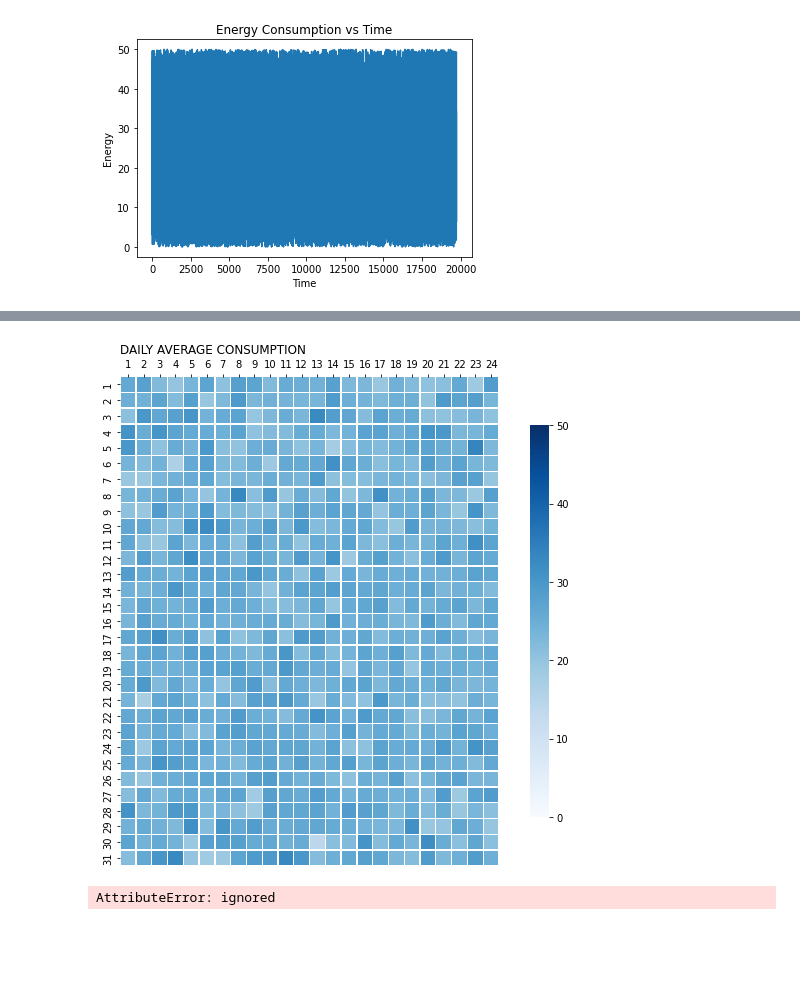
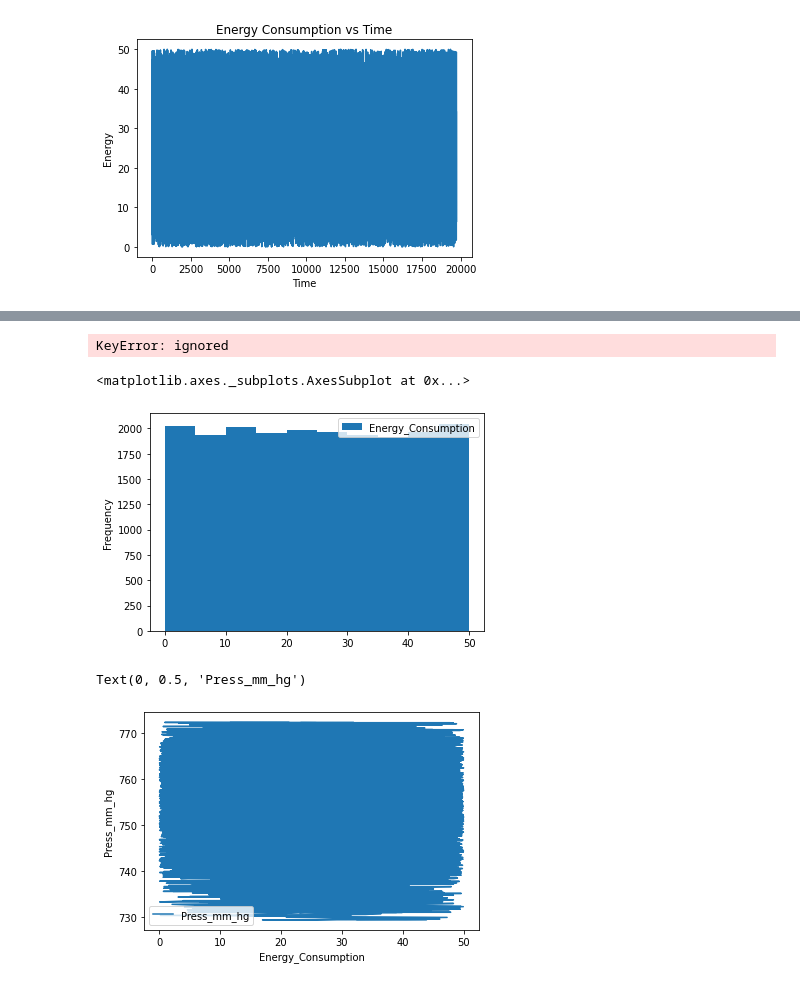
Before and after one commit to MaxTeeple/ME-592, a Jupyter notebook: HW 1/HW1-Teeple.ipynb, the cells around one changed output, grey strips where cells are left out. Saved outputs shown, nothing was run; the diff lists cells and outputs as text; code cells hidden in the pictures; blank space fills up the shorter version.

```diff
--- a/HW 1/HW1-Teeple.ipynb
+++ b/HW 1/HW1-Teeple.ipynb
@@ -65,38 +65,33 @@ Text(0, 0.5, 'Energy')
 # %%
 df = pd.read_csv('/content/drive/MyDrive/Colab Notebooks/ME 592X/ME-592/HW 1/energydata_complete.csv',
-                 usecols=[0,27], names=['Date', 'Energy_Consumption'],
+                usecols=[0,1,27], names=['Date', 'Appliances', 'Energy_Consumption'],
                  skiprows=1, index_col=0, parse_dates=[0])
+
 df_m = df.copy()
 df_m['hour'] = [i.hour for i in df_m.index]
 df_m['day'] = [i.day for i in df_m.index]
-df_m = df_m.groupby(['hour', 'day']).mean()
-df_m = df_m.unstack(level=0)
 
-fig, ax = plt.subplots(figsize=(11, 9))
+df_m.head(5)
 
-sb.heatmap(df_m, cmap="Blues", vmin= 0, vmax=50, square=True,
-           linewidth=0.3, cbar_kws={"shrink": .8})
-# xticks
-ax.xaxis.tick_top()
-xticks_labels = ['1', '2', '3', '4', '5', '6',
-                '7', '8', '9', '10', '11', '12',
-                '13', '14', '15', '16', '17', '18',
-                '19', '20', '21', '22', '23', '24']
-plt.xticks(np.arange(24) + .5, labels=xticks_labels)
-# axis labels
-plt.xlabel('')
-plt.ylabel('')
-# title
-title = 'Daily Average Consumption'.upper()
-plt.title(title, loc='left')
-plt.show()
+df_m.groupby(['day','hour,','Applicances'],sort=False,as_index=False).mean()
+#df_m['day'] = pd.to_datetime(df_m['day']).dt.day_name()
 
-plt.show()
-#print(df_m)
+
+
+#data_pivot = df_m.pivot(index='hour', columns= 'day', values='Appliances')
+#sb.heatmap(df_m)
+df_m
 # %% [output]
-[figure, removed]
+KeyError: ignored
-# %%
-df_m['month'] = [i.month for i in df_m.index]
-df_m['year'] = [i.year for i in df_m.index]
-# %% [output]
-AttributeError: ignored
+# %%
+df.plot( x='Appliances', y='Energy_Consumption', kind='hist')
+# %% [output]
+<matplotlib.axes._subplots.AxesSubplot at 0x...>
+[figure, added]
+# %%
+df = pd.read_csv('/content/drive/MyDrive/Colab Notebooks/ME 592X/ME-592/HW 1/energydata_complete.csv')
+df.plot('Energy_Consumption', 'Press_mm_hg')
+plt.ylabel('Press_mm_hg')
+# %% [output]
+Text(0, 0.5, 'Press_mm_hg')
+[figure, added]
```
Also changed, not shown: parts of 2 cells of this notebook.
